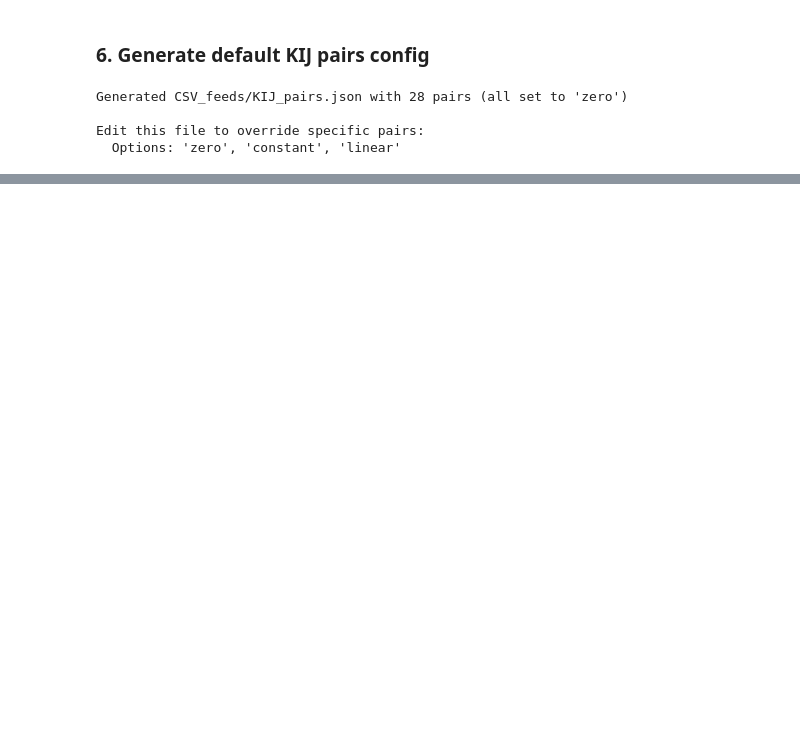
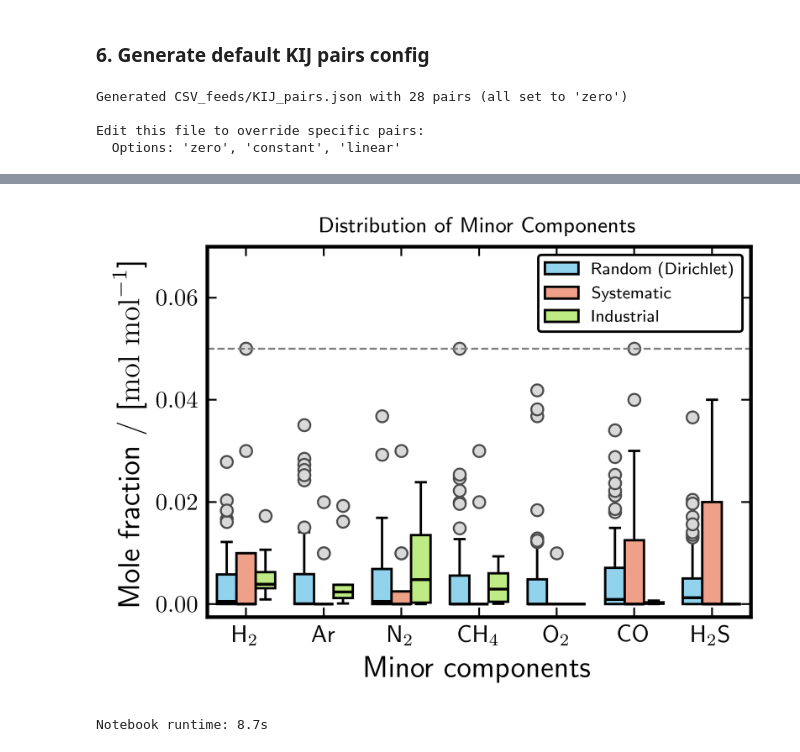
Before and after one commit to Darz2/co2-impurities-ml-surrogates, a Jupyter notebook: PCSAFT_cDFT/DATASET_A1/Feed.ipynb, the cells around one changed output, grey strips where cells are left out. Drawn from its saved outputs; the diff is of its cells as text; code cells hidden in the pictures; blank space fills up the shorter version.

```diff
--- a/PCSAFT_cDFT/DATASET_A1/Feed.ipynb
+++ b/PCSAFT_cDFT/DATASET_A1/Feed.ipynb
@@ -300,0 +198,78 @@ plt.show()
+# %%
+INPUT_FILE = Path("CSV_feeds/Combined_compositions.csv")
+df = pd.read_csv(INPUT_FILE)
+df["feed_source_plot"] = df["feed_source"].replace({
+    "industrial_range": "Industrial",
+    "industrial_bound": "Industrial"
+})
+# %%
+palette = ["#81dafd", "#ff9778", "#c0fc72"]
+
+minor_cols = ['H2', 'Ar', 'N2', 'CH4', 'O2', 'CO', 'H2S']
+
+plot_df = df[['feed_source_plot'] + minor_cols].copy()
+plot_df = plot_df.melt(
+    id_vars='feed_source_plot',
+    value_vars=minor_cols,
+    var_name='Component',
+    value_name='Mole fraction'
+)
+
+rename_map = {
+    "H2":  r"H$_2$",
+    "Ar":  r"Ar",
+    "N2":  r"N$_2$",
+    "CH4": r"CH$_4$",
+    "O2":  r"O$_2$",
+    "CO":  r"CO",
+    "H2S": r"H$_2$S"
+}
+plot_df["Component"] = plot_df["Component"].map(rename_map)
+
+fig, ax = ps.plot_init()
+
+sns.boxplot(
+    data=plot_df,
+    x="Component",
+    y="Mole fraction",
+    hue="feed_source_plot",
+    ax=ax,
+    palette=palette,
+    linewidth=1.0,
+    fliersize=4,
+    width=0.75,
+    boxprops=dict(edgecolor='black', linewidth=1.0),
+    whiskerprops=dict(color='black', linewidth=1.0),
+    capprops=dict(color='black', linewidth=1.0),
+    medianprops=dict(color='black', linewidth=1.2),
+    flierprops=dict(
+        marker='o',
+        markerfacecolor='#d9d9d9',
+        markeredgecolor='#4d4d4d',
+        markersize=5,
+        linestyle='none',
+        markeredgewidth=0.8
+    )
+)
+
+ax.axhline(0.05, color='gray', linestyle='--', linewidth=0.8)
+ax.set_xlabel("Minor components", fontsize=ps.label_fontsize * 0.9)
+ax.set_ylabel(r"Mole fraction / [$\mathrm{mol}\ \mathrm{mol}^{-1}$]", fontsize=ps.label_fontsize * 0.9)
+ax.set_title("Distribution of Minor Components",
+             fontsize=ps.title_fontsize * 0.75,
+             fontweight="bold")
+
+ps.apply_axis_style(ax)
+ax.legend(fontsize=ps.label_fontsize * 0.5, loc="upper right",
+          edgecolor="black", facecolor="white", framealpha=1.0)
+ax.set_ylim(top=0.07)
+plt.tight_layout()
+ps.save_plot(fig, "boxplot_minor_components")
+plt.show()
+# %% [output]
+[figure, added]
+# %%
+elapsed = time.perf_counter() - notebook_start
+print(f"\nNotebook runtime: {elapsed:.1f}s")
+# %% [output]
+Notebook runtime: 8.7s
```
Also changed, not shown: parts of 10 cells of this notebook, 32 other files.
